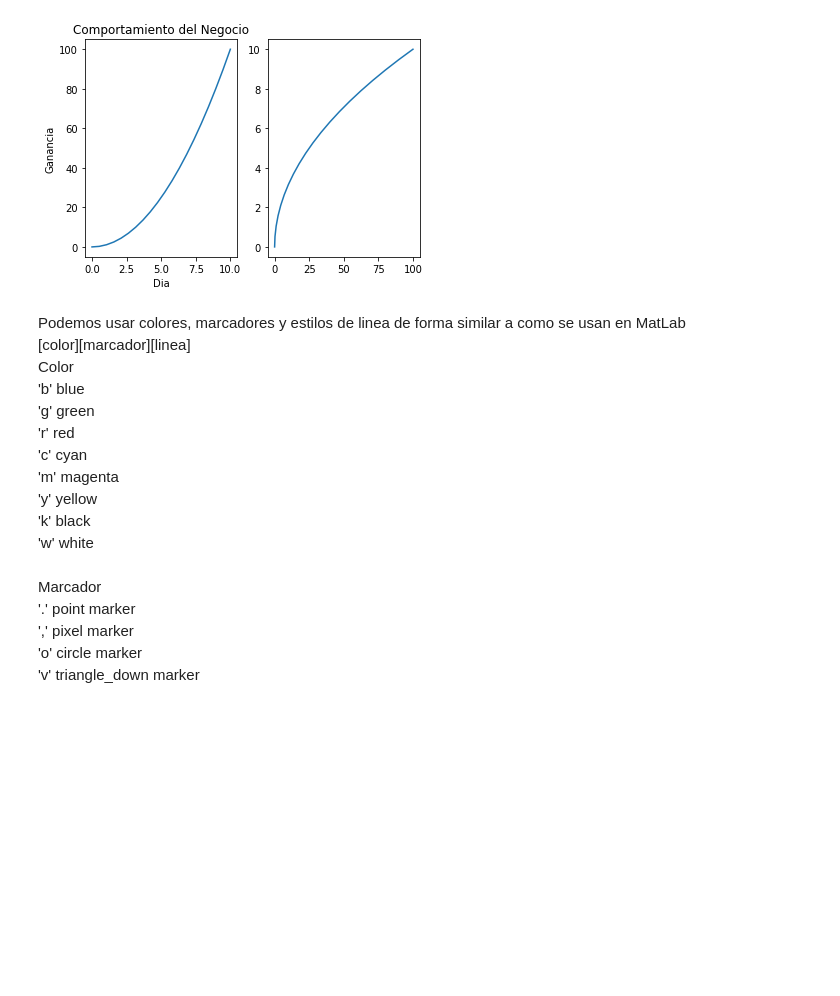
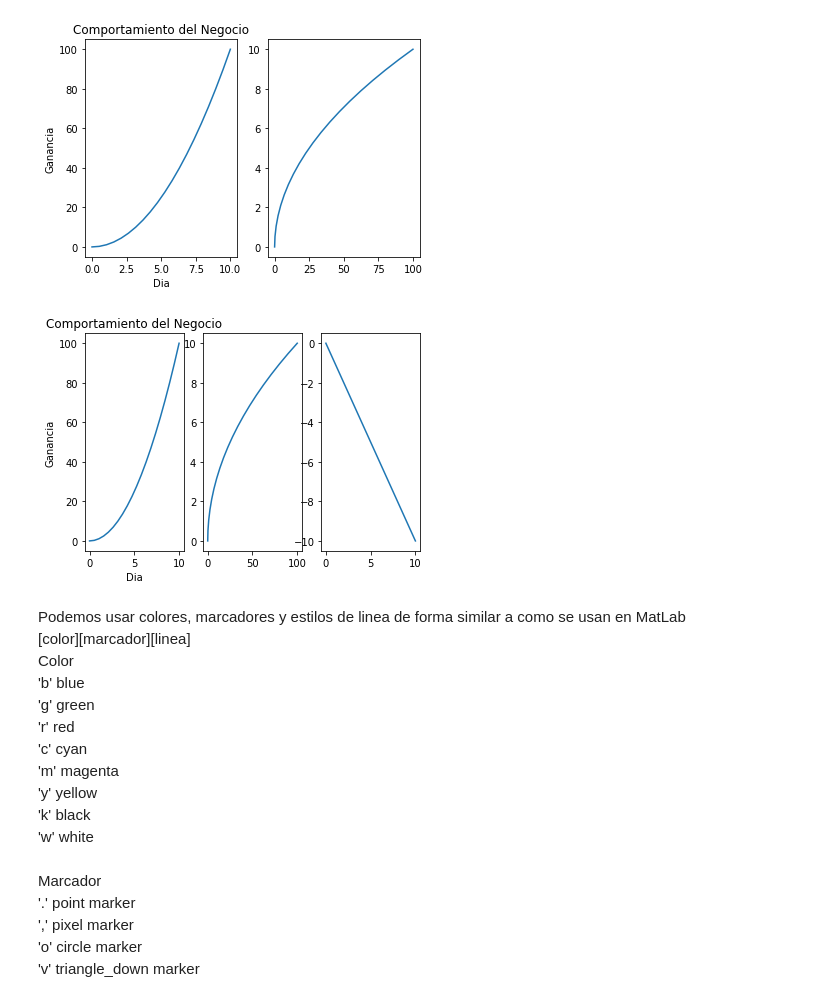
Before and after one commit to kalexnolasco/python3, a Jupyter notebook: 00_Cursos/01_Analisis_de_datos_y_visualizacion/03PandasMatPlot/Codigo/MatPlotLib01.ipynb, the cells around one changed output. Drawn from its saved outputs; the diff is of its cells as text; code cells hidden in the pictures; blank space fills up the shorter version.

```diff
--- a/00_Cursos/01_Analisis_de_datos_y_visualizacion/03PandasMatPlot/Codigo/MatPlotLib01.ipynb
+++ b/00_Cursos/01_Analisis_de_datos_y_visualizacion/03PandasMatPlot/Codigo/MatPlotLib01.ipynb
@@ -87,6 +107,20 @@ plt.plot(y,x)
 plt.show()
 # %% [output]
 [figure]
+# %%
+# Ejercicio
+plt.subplot(1,3,1)
+plt.xlabel('Dia')
+plt.ylabel('Ganancia')
+plt.title('Comportamiento del Negocio')
+plt.plot(x,y)
+plt.subplot(1,3,2)
+plt.plot(y,x)
+plt.subplot(1,3,3)
+plt.plot(x,-x)
+plt.show()
+# %% [output]
+[figure, added]
 # %% [markdown]
 Podemos usar colores, marcadores y estilos de linea de forma similar a como se usan en MatLab<BR>
 [color][marcador][linea]<BR>
```
Also changed, not shown: parts of 3 cells of this notebook, 8 other files.
